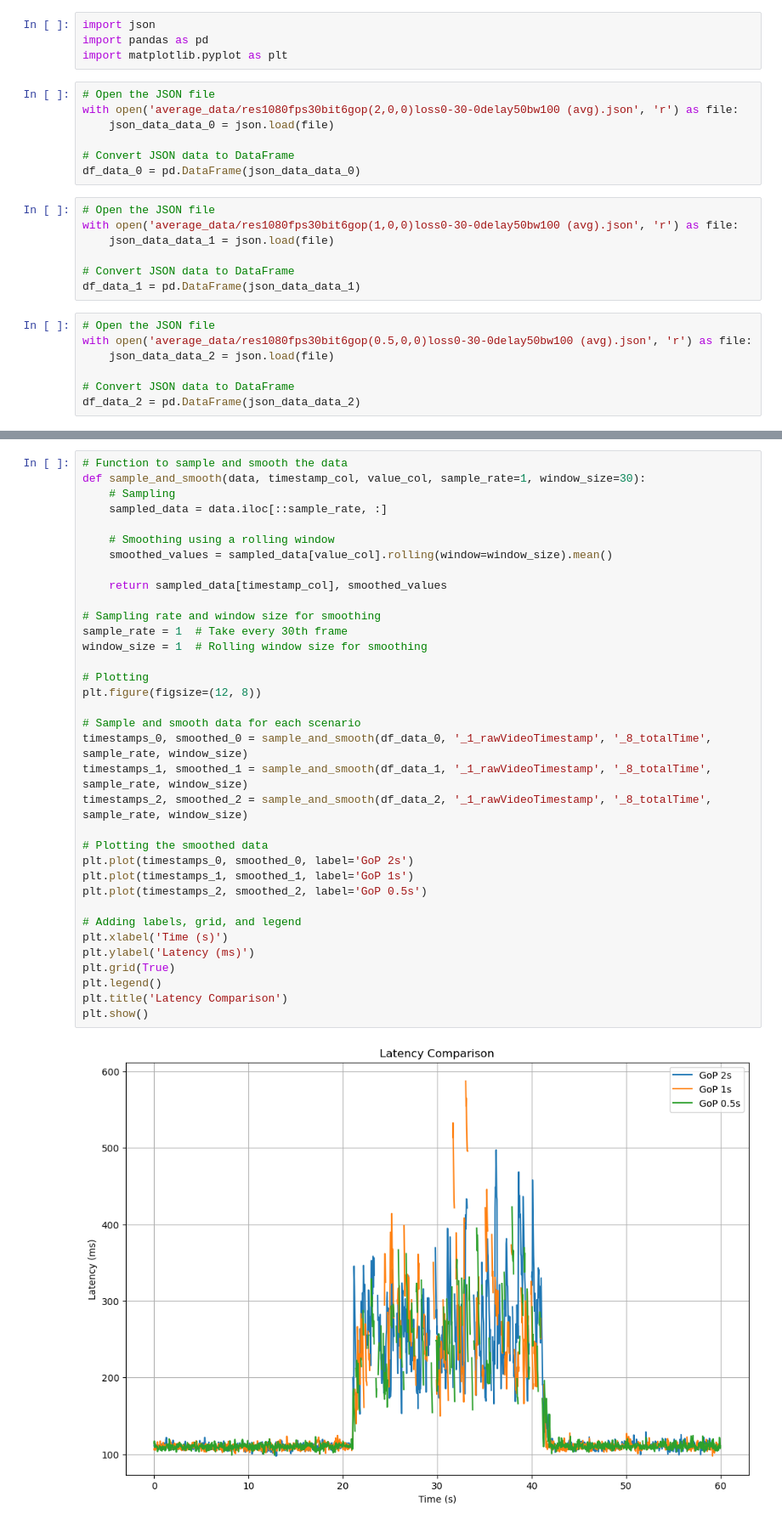
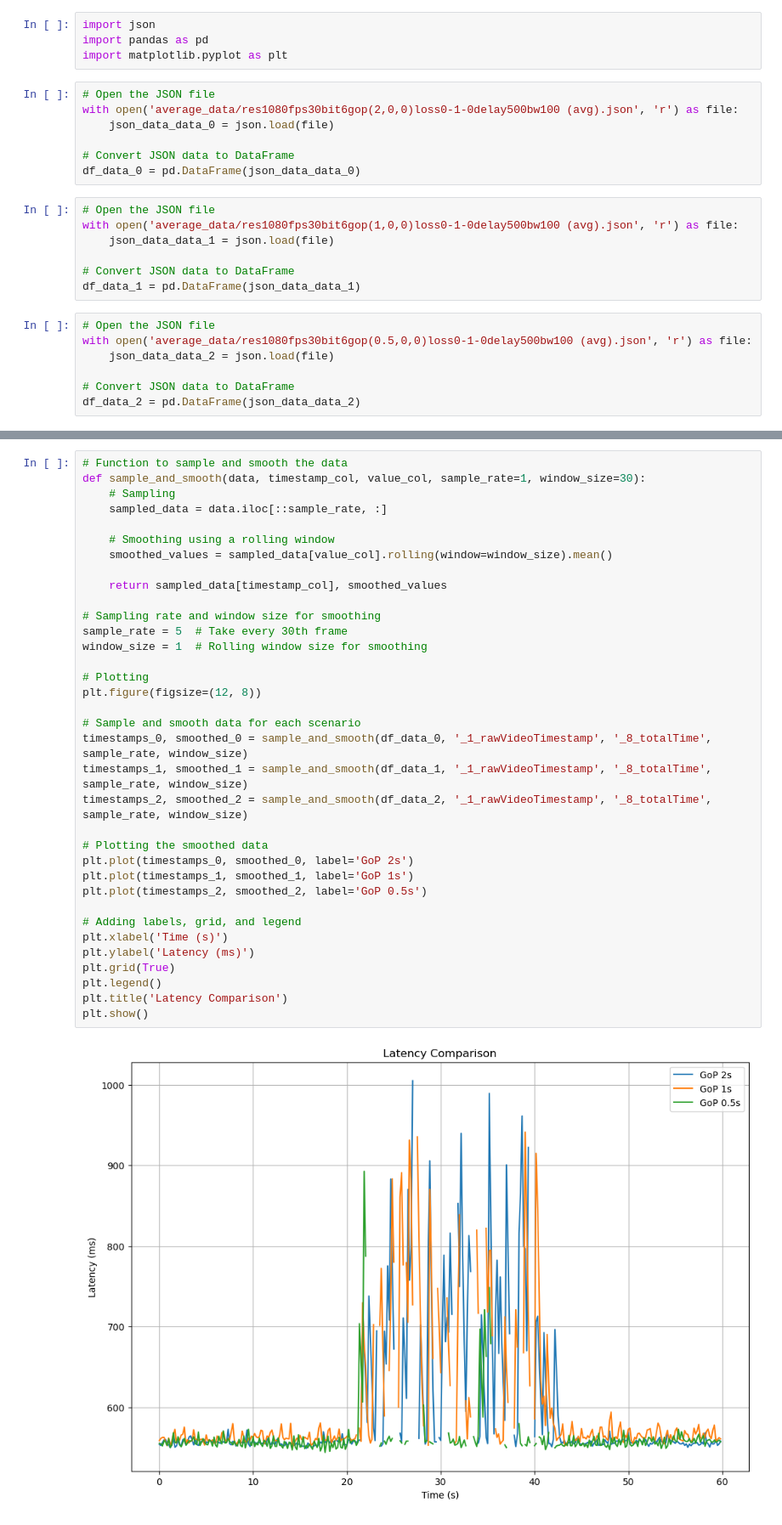
Before and after one commit to LasseWinkel/moq-dash-data, a Jupyter notebook: moq_analysis/dynamic_loss.ipynb, the cells around one changed output, grey strips where cells are left out. Shown at 85% size. Cells and saved outputs as stored; diff of their text form.

```diff
--- a/moq_analysis/dynamic_loss.ipynb
+++ b/moq_analysis/dynamic_loss.ipynb
@@ -4,21 +4,21 @@ import pandas as pd
 import matplotlib.pyplot as plt
 # %%
 # Open the JSON file
-with open('average_data/res1080fps30bit6gop(2,0,0)loss0-30-0delay50bw100 (avg).json', 'r') as file:
+with open('average_data/res1080fps30bit6gop(2,0,0)loss0-1-0delay500bw100 (avg).json', 'r') as file:
     json_data_data_0 = json.load(file)
 
 # Convert JSON data to DataFrame
 df_data_0 = pd.DataFrame(json_data_data_0)
 # %%
 # Open the JSON file
-with open('average_data/res1080fps30bit6gop(1,0,0)loss0-30-0delay50bw100 (avg).json', 'r') as file:
+with open('average_data/res1080fps30bit6gop(1,0,0)loss0-1-0delay500bw100 (avg).json', 'r') as file:
     json_data_data_1 = json.load(file)
 
 # Convert JSON data to DataFrame
 df_data_1 = pd.DataFrame(json_data_data_1)
 # %%
 # Open the JSON file
-with open('average_data/res1080fps30bit6gop(0.5,0,0)loss0-30-0delay50bw100 (avg).json', 'r') as file:
+with open('average_data/res1080fps30bit6gop(0.5,0,0)loss0-1-0delay500bw100 (avg).json', 'r') as file:
     json_data_data_2 = json.load(file)
 
 # Convert JSON data to DataFrame
@@ -120,32 +120,32 @@ def sample_and_smooth(data, timestamp_col, value_col, sample_rate=1, window_size
 
     # Smoothing using a rolling window
     smoothed_values = sampled_data[value_col].rolling(window=window_size).mean()
 
     return sampled_data[timestamp_col], smoothed_values
 
 # Sampling rate and window size for smoothing
-sample_rate = 1  # Take every 30th frame
+sample_rate = 5  # Take every 30th frame
 window_size = 1  # Rolling window size for smoothing
 
 # Plotting
 plt.figure(figsize=(12, 8))
 
 # Sample and smooth data for each scenario
 timestamps_0, smoothed_0 = sample_and_smooth(df_data_0, '_1_rawVideoTimestamp', '_8_totalTime', sample_rate, window_size)
 timestamps_1, smoothed_1 = sample_and_smooth(df_data_1, '_1_rawVideoTimestamp', '_8_totalTime', sample_rate, window_size)
 timestamps_2, smoothed_2 = sample_and_smooth(df_data_2, '_1_rawVideoTimestamp', '_8_totalTime', sample_rate, window_size)
 
 # Plotting the smoothed data
 plt.plot(timestamps_0, smoothed_0, label='GoP 2s')
 plt.plot(timestamps_1, smoothed_1, label='GoP 1s')
 plt.plot(timestamps_2, smoothed_2, label='GoP 0.5s')
 
 # Adding labels, grid, and legend
 plt.xlabel('Time (s)')
 plt.ylabel('Latency (ms)')
 plt.grid(True)
 plt.legend()
 plt.title('Latency Comparison')
 plt.show()
 # %% [output]
-[figure, old version]
+[figure, new version]
```
Also changed, not shown: parts of 2 cells of this notebook, 34 other files.
